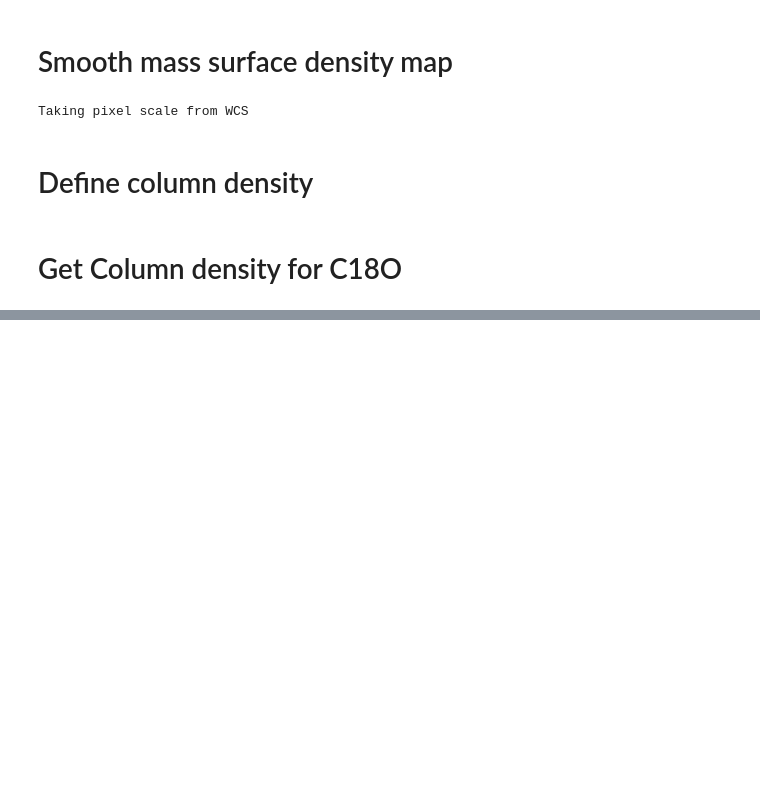
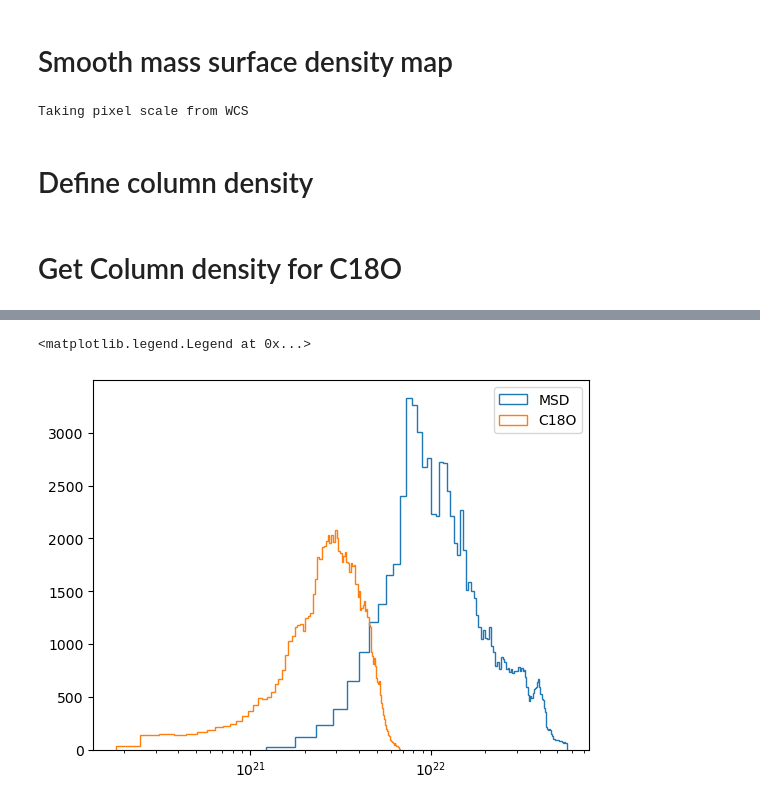
Before and after one commit to ashleythomasbarnes/irdc_projects, a Jupyter notebook: noema_CloudH/project_CRAY/calc_fd.ipynb, the cells around one changed output, grey strips where cells are left out. Saved outputs shown, nothing was run; the diff lists cells and outputs as text; code cells hidden in the pictures; blank space fills up the shorter version.

```diff
--- a/noema_CloudH/project_CRAY/calc_fd.ipynb
+++ b/noema_CloudH/project_CRAY/calc_fd.ipynb
@@ -275,0 +261,39 @@ hdu_fd.writeto('./data/f_D.fits', overwrite=True)
+# %%
+import astropy.units as u
+import astropy.constants as const
+
+def compute_fd(N_c18o, hdu_msd_smoothed, Xco=1.4e-4, O_ratio=372, m_mu=2.8):
+    """
+    Calculate the depletion factor (fd) based on the column densities.
+
+    Parameters:
+        N_c18o : astropy.Quantity
+            Column density of C18O (e.g., in cm^-2)
+        hdu_msd_smoothed : astropy.io.fits.PrimaryHDU
+            Smoothed mass surface density FITS HDU
+        Xco : float, optional
+            CO abundance ratio (default: 1.4e-4)
+        O_ratio : float, optional
+            Oxygen isotope ratio (default: 372)
+        m_mu : float, optional
+            Mean molecular weight per hydrogen molecule (default: 2.8)
+
+    Returns:
+        fd : astropy.Quantity
+            Depletion factor (dimensionless)
+    """
+    # Compute H2 column density from C18O column density
+    N_h2_c18o = N_c18o / (Xco / O_ratio)
+
+    # Convert smoothed mass surface density to H2 column density
+    data_msd_smoothed = hdu_msd_smoothed.data * u.g * u.cm**-2
+    N_h2_msd = data_msd_smoothed / (const.m_p * m_mu)
+
+    # Compute depletion factor
+    fd = N_h2_msd.to(u.cm**-2) / N_h2_c18o.to(u.cm**-2)
+
+    return fd, N_h2_c18o, N_h2_msd
+
+fd, N_h2_c18o, N_h2_msd = compute_fd(N_c18o, hdu_msd_smoothed)
+hdu_fd = fits.PrimaryHDU(data=fd.value, header=hdu_msd_smoothed.header)
+hdu_fd.writeto('./data/fd.fits', overwrite=True)
@@ -275,0 +309,8 @@ hdu_fd.writeto('./data/f_D.fits', overwrite=True)
+# %%
+plt.hist(N_h2_msd.to(u.cm**-2).value.flatten(), bins=100, histtype='step', label='MSD')
+plt.hist(N_h2_c18o.to(u.cm**-2).value.flatten(), bins=100, histtype='step', label='C18O')
+plt.xscale('log')
+plt.legend()
+# %% [output]
+<matplotlib.legend.Legend at 0x...>
+[figure, added]
```
Also changed, not shown: parts of 5 cells of this notebook.
